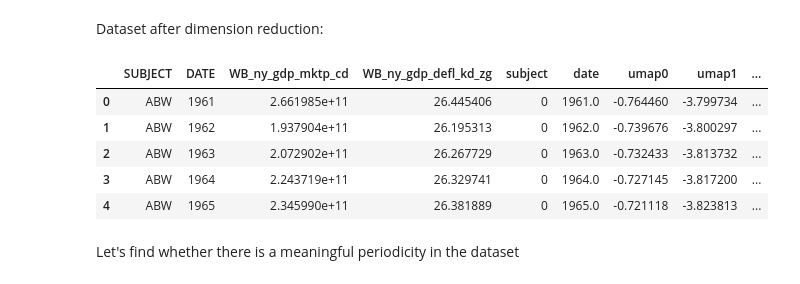
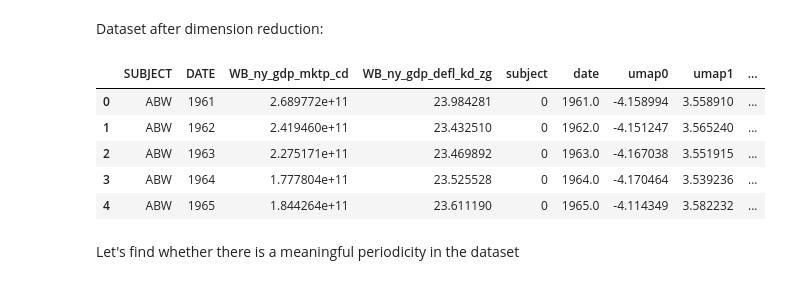
Before and after one commit to haydarevren/automated-capstone-demo, a Jupyter notebook: automated-insight-demo.ipynb, the cells around one changed output. Saved outputs shown, nothing was run; the diff lists cells and outputs as text; code cells hidden in the pictures.

```diff
--- a/automated-insight-demo.ipynb
+++ b/automated-insight-demo.ipynb
@@ -313,11 +335,2 @@ reduced_df[add_cols]=umap_data
 # %% [markdown]
 Dataset after dimension reduction:
-# %%
-reduced_df.head()
-# %% [output]
-|  | SUBJECT | DATE | WB_ny_gdp_mktp_cd | WB_ny_gdp_defl_kd_zg | subject | date | umap0 | umap1 | ... |
-| 0 | ABW | 1961 | 2.661985e+11 | 26.445406 | 0 | 1961.0 | -0.764460 | -3.799734 | ... |
-| 1 | ABW | 1962 | 1.937904e+11 | 26.195313 | 0 | 1962.0 | -0.739676 | -3.800297 | ... |
-| 2 | ABW | 1963 | 2.072902e+11 | 26.267729 | 0 | 1963.0 | -0.732433 | -3.813732 | ... |
-| 3 | ABW | 1964 | 2.243719e+11 | 26.329741 | 0 | 1964.0 | -0.727145 | -3.817200 | ... |
-| 4 | ABW | 1965 | 2.345990e+11 | 26.381889 | 0 | 1965.0 | -0.721118 | -3.823813 | ... |
@@ -324,3 +339,13 @@ reduced_df.head()
+# %%
+ds5=pd.read_csv('data/ds5.csv', index_col='Unnamed: 0')
+ds5.head()
+# %% [output]
+|  | SUBJECT | DATE | WB_ny_gdp_mktp_cd | WB_ny_gdp_defl_kd_zg | subject | date | umap0 | umap1 | ... |
+| 0 | ABW | 1961 | 2.689772e+11 | 23.984281 | 0 | 1961.0 | -4.158994 | 3.558910 | ... |
+| 1 | ABW | 1962 | 2.419460e+11 | 23.432510 | 0 | 1962.0 | -4.151247 | 3.565240 | ... |
+| 2 | ABW | 1963 | 2.275171e+11 | 23.469892 | 0 | 1963.0 | -4.167038 | 3.551915 | ... |
+| 3 | ABW | 1964 | 1.777804e+11 | 23.525528 | 0 | 1964.0 | -4.170464 | 3.539236 | ... |
+| 4 | ABW | 1965 | 1.844264e+11 | 23.611190 | 0 | 1965.0 | -4.114349 | 3.582232 | ... |
 # %% [markdown]
 Let's find whether there is a meaningful periodicity in the dataset
 # %%
```
Also changed, not shown: parts of 44 cells of this notebook, 6 other files.
